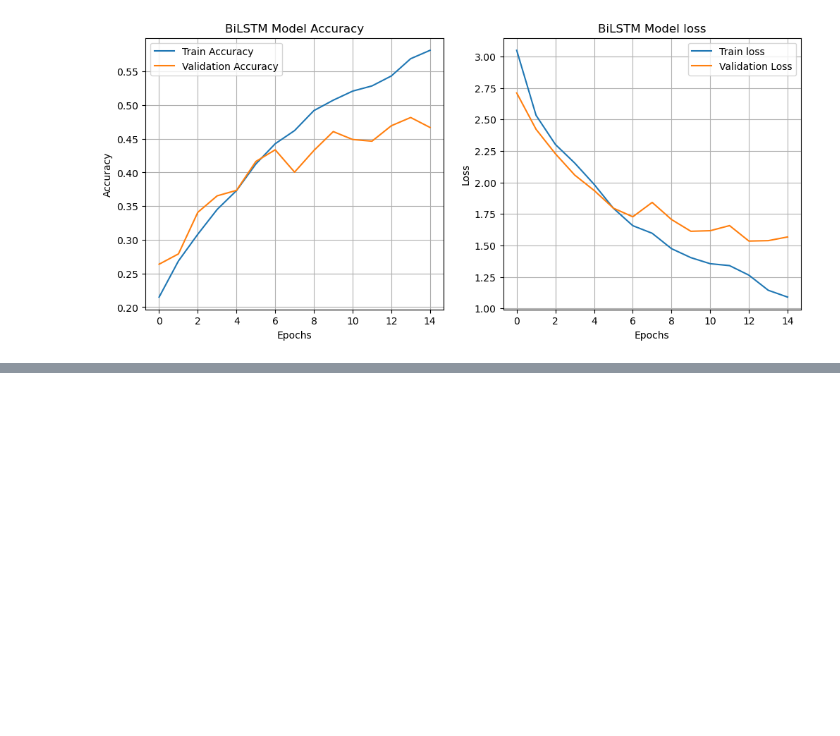
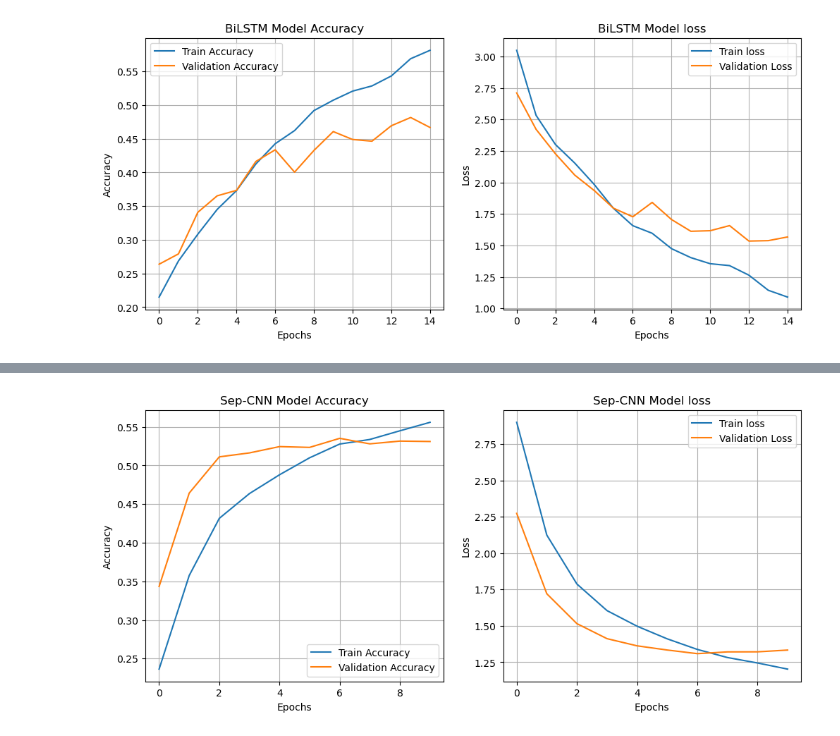
Before and after one commit to eliz-amst/Coleridge-Initiativ, a Jupyter notebook: coleridge_initiative_model.ipynb, the cells around one changed output, grey strips where cells are left out. Drawn from its saved outputs; the diff is of its cells as text; code cells hidden in the pictures; blank space fills up the shorter version.

Commit message:
SepCNN model added

```diff
--- a/coleridge_initiative_model.ipynb
+++ b/coleridge_initiative_model.ipynb
@@ -204,0 +230,10 @@ plt.show()
+# %%
+# Train the model
+
+history_sepcnn = sepcnn_model.fit(
+    X_train_pad, y_train_cat,
+    batch_size=16,
+    epochs=10,
+    validation_data=(X_val_pad, y_val_cat),
+    verbose=1
+)
@@ -204,0 +261,23 @@ plt.show()
+# %%
+# Plot Sep-CNN model training and validation accuracy
+plt.figure(figsize=(12,5))
+plt.subplot(1,2,1)
+plt.plot(history_sepcnn.history['accuracy'], label='Train Accuracy')
+plt.plot(history_sepcnn.history['val_accuracy'], label='Validation Accuracy')
+plt.title('Sep-CNN Model Accuracy')
+plt.xlabel('Epochs')
+plt.ylabel('Accuracy')
+plt.grid()
+plt.legend()
+
+plt.subplot(1,2,2)
+plt.plot(history_sepcnn.history['loss'], label='Train loss')
+plt.plot(history_sepcnn.history['val_loss'], label='Validation Loss')
+plt.title('Sep-CNN Model loss')
+plt.xlabel('Epochs')
+plt.ylabel('Loss')
+plt.legend()
+plt.grid()
+plt.show()
+# %% [output]
+[figure, added]
```
Also changed, not shown: parts of 5 cells of this notebook.
